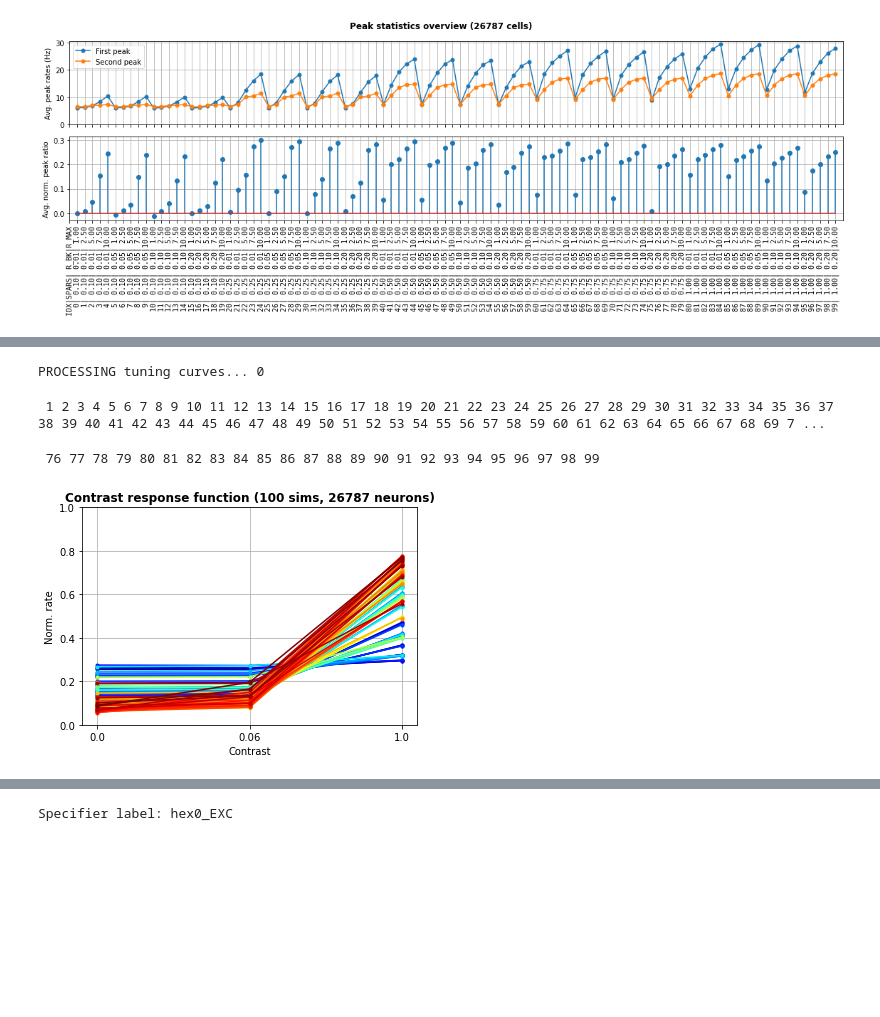
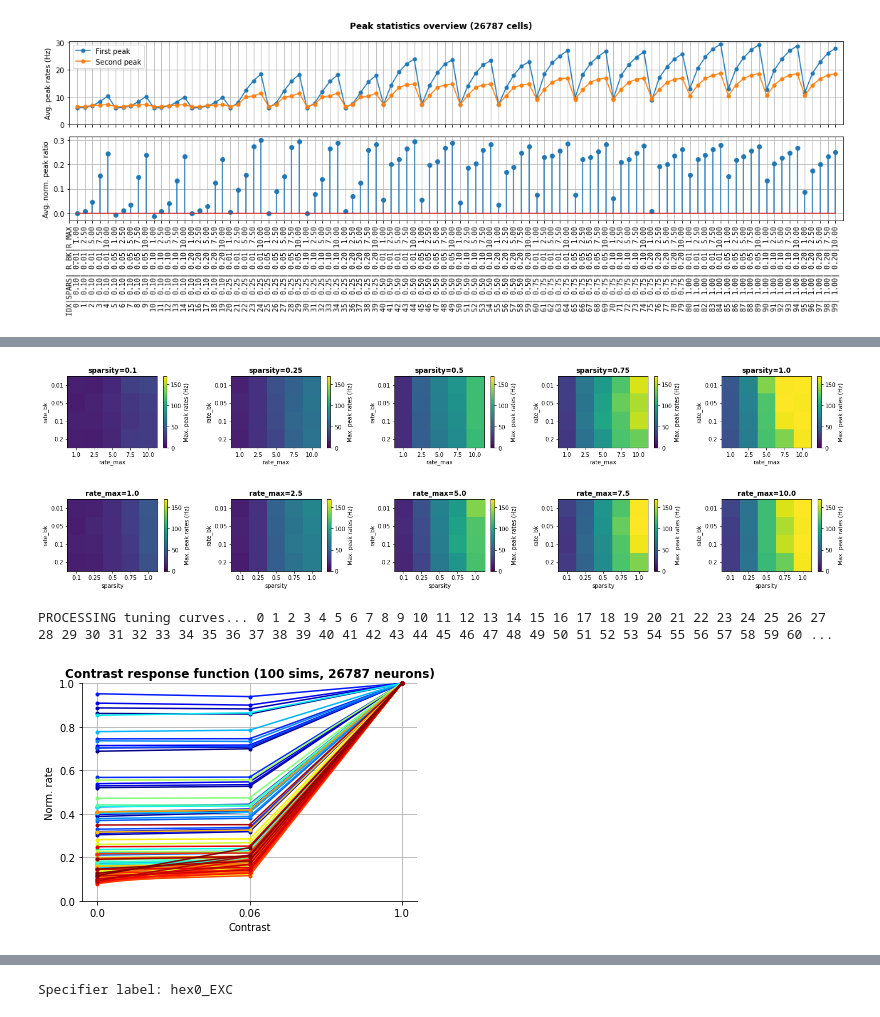
Before and after one commit to BlueBrain/sscx-analysis, a Jupyter notebook: visual_contrast/notebooks/GratingStim_Calibration_Analysis.ipynb, the cells around one changed output, grey strips where cells are left out. Saved outputs shown, nothing was run; the diff lists cells and outputs as text; code cells hidden in the pictures; blank space fills up the shorter version.

```diff
--- a/visual_contrast/notebooks/GratingStim_Calibration_Analysis.ipynb
+++ b/visual_contrast/notebooks/GratingStim_Calibration_Analysis.ipynb
@@ -115,16 +166,30 @@ plt.show()
+# %%
+# Plot 2D maps of max. peak_rates (sparsity fixed)
+plot_2d_maps(sims.index, peak_rates_max, 'rate_max', 'rate_bk', 'sparsity', 'Max. peak rates (Hz)')
+# %% [output]
+[figure, added]
+# %%
+# Plot 2D maps of max. peak_rates (rate_max fixed)
+plot_2d_maps(sims.index, peak_rates_max, 'sparsity', 'rate_bk', 'rate_max', 'Max. peak rates (Hz)')
+# %% [output]
+[figure, added]
 # %%
 # Compute tuning curves
 resp_int = [0, 1000] # Response interval (ms) to extract time-averaged rates for tuning curves
 base_int = [1000, 2000] # Baseline interval (ms) w/o stimulation
 norm_contrast = 1.0 # Contrast level used for normalization
 
-tuning_curves = []
-baselines = []
+contrasts = None # Contrast levels
+tuning_curves = [] # Normalized tuning curves
+baselines = [] # Normalized baseline activities
 print('PROCESSING tuning curves...', end='')
 for sim_idx in sim_ids:
     print(f' {sim_idx}', end='')
 
-    contrasts = psth_data[sim_idx]['stim_cfg']['cfg']['contrast_levels']
+    if contrasts is None:
+        contrasts = psth_data[sim_idx]['stim_cfg']['cfg']['contrast_levels']
+    else:
+        assert np.all(np.array(contrasts) == psth_data[sim_idx]['stim_cfg']['cfg']['contrast_levels'])
 
     t_rate = psth_data[sim_idx]['t_rate']
     num_patterns = int(len(psth_data[sim_idx]['rates']) / 2)
@@ -148,11 +213,12 @@ for sim_idx in sim_ids:
             base_rates.append([1e3 * np.sum(np.logical_and(np.array(st) >= base_int[0], np.array(st) < base_int[-1])) / np.diff(base_int)[0] for st in spike_trains])
         avg_responses.append(resp_rates)
         avg_baseline.append(base_rates)
-        norm_rate = np.max(resp_rates[norm_idx]) # Maximum rate used for normalization
+        norm_rate = np.mean(resp_rates[norm_idx]) # Maximum rate used for normalization
         norm_responses.append([[r / norm_rate if norm_rate > 0.0 else np.nan for r in resp_rates[p]] for p in range(2 * num_patterns)])
         norm_baseline.append([[r / norm_rate if norm_rate > 0.0 else np.nan for r in base_rates[p]] for p in range(2 * num_patterns)])
 
     def resp_stat(responses, fct):
+        """Computes statistics given by fct over response trials"""
         return np.array([[fct(r) if len(r) > 0 else np.nan for r in rr] for rr in responses])
 
     contr_resp_func = {}
@@ -180,29 +246,26 @@ for sim_idx in sim_ids:
 #     plt.title(f'Contrast response function (N = {num_cells} neurons)', fontweight='bold')
 #     plt.show()
 # %% [output]
-PROCESSING tuning curves... 0
+PROCESSING tuning curves... 0 1 2 3 4 5 6 7 8 9 10 11 12 13 14 15 16 17 18 19 20 21 22 23 24 25 26 27 28 29 30 31 32 33 34 35 36 37 38 39 40 41 42 43 44 45 46 47 48 49 50 51 52 53 54 55 56 57 58 59 60 ...
- 1 2 3 4 5 6 7 8 9 10 11 12 13 14 15 16 17 18 19 20 21 22 23 24 25 26 27 28 29 30 31 32 33 34 35 36 37 38 39 40 41 42 43 44 45 46 47 48 49 50 51 52 53 54 55 56 57 58 59 60 61 62 63 64 65 66 67 68 69 7 ...
- 76 77 78 79 80 81 82 83 84 85 86 87 88 89 90 91 92 93 94 95 96 97 98 99
 # %%
 # Tuning curve overview over all simulations (mean over cells)
 sim_colors = plt.cm.jet(np.linspace(0, 1, len(sim_ids)))
 plt.figure()
 for idx in range(len(sim_ids)):
     stim_mean = np.hstack([np.nanmean(baselines[idx]['mean'][:, patt_ind]), np.nanmean(tuning_curves[idx]['mean'][:, patt_ind], 0)])
     stim_sem = np.hstack([np.nanmean(baselines[idx]['sem'][:, patt_ind]), np.nanmean(tuning_curves[idx]['sem'][:, patt_ind], 0)])
     opto_mean = np.hstack([np.nanmean(baselines[idx]['mean'][:, opto_ind]), np.nanmean(tuning_curves[idx]['mean'][:, opto_ind], 0)])
     opto_sem = np.hstack([np.nanmean(baselines[idx]['sem'][:, opto_ind]), np.nanmean(tuning_curves[idx]['sem'][:, opto_ind], 0)])
-    has_tuning[idx] = stim_mean[1] - stim_sem[1] * sem_scale > stim_mean[0] + stim_sem[0] * sem_scale and np.isfinite(stim_mean[0]) and np.isfinite(stim_mean[1])
-    plt.plot(np.arange(num_patterns + 1), stim_mean, '.-', color=sim_colors[idx])
-    plt.plot(np.arange(num_patterns + 1), opto_mean, '.--', color=sim_colors[idx])
+    plt.plot(np.arange(num_patterns + 1), stim_mean, '.-', color=sim_colors[idx], clip_on=False)
+    plt.plot(np.arange(num_patterns + 1), opto_mean, '.--', color=sim_colors[idx], clip_on=False)
+plt.gca().spines['top'].set_visible(False)
+plt.gca().spines['right'].set_visible(False)
 plt.xticks(np.arange(num_patterns + 1), [0.0] + contrasts)
 plt.grid()
 plt.ylim((0.0, 1.0))
 plt.xlabel('Contrast')
 plt.ylabel('Norm. rate')
 plt.title(f'Contrast response function ({len(sim_ids)} sims, {num_cells} neurons)', fontweight='bold')
 plt.show()
-
-# TODO: Stat. test over single cells if/how many tuning curves are ~significant (0.06 contrast signif. above baseline, e.g., SEMs non-overlapping)
 # %% [output]
-[figure, old version]
+[figure, new version]
```
Also changed, not shown: parts of 14 cells of this notebook.
